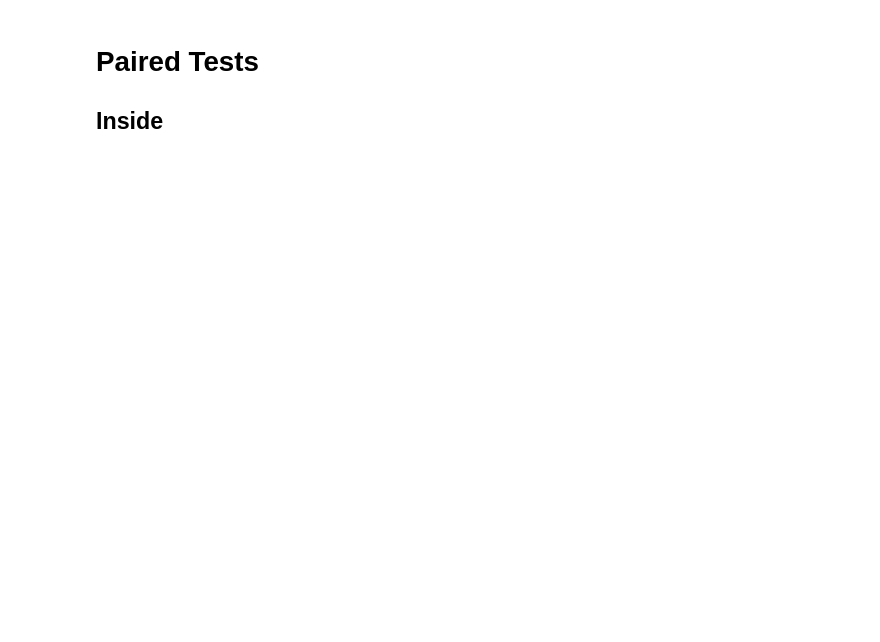
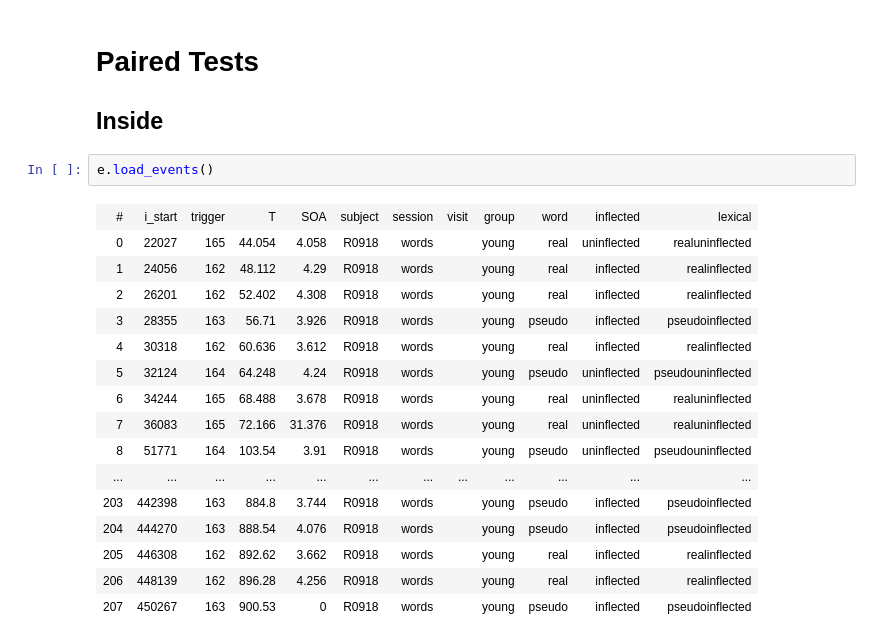
Before and after one commit to Maryamvalian/MEGAN, a Jupyter notebook: Volume_Based .ipynb, the cells around one changed output. Drawn from its saved outputs; the diff is of its cells as text; blank space fills up the shorter version.

```diff
--- a/Volume_Based .ipynb
+++ b/Volume_Based .ipynb
@@ -266,3 +284,22 @@ ValueError: NDVar has no sensor dimension
 # %% [markdown]
 # Paired Tests
 ## Inside
+# %%
+e.load_events()
+# %% [output]
+| # | i_start | trigger | T | SOA | subject | session | visit | group | word | inflected | lexical |
+| 0 | 22027 | 165 | 44.054 | 4.058 | R0918 | words |  | young | real | uninflected | realuninflected |
+| 1 | 24056 | 162 | 48.112 | 4.29 | R0918 | words |  | young | real | inflected | realinflected |
+| 2 | 26201 | 162 | 52.402 | 4.308 | R0918 | words |  | young | real | inflected | realinflected |
+| 3 | 28355 | 163 | 56.71 | 3.926 | R0918 | words |  | young | pseudo | inflected | pseudoinflected |
+| 4 | 30318 | 162 | 60.636 | 3.612 | R0918 | words |  | young | real | inflected | realinflected |
+| 5 | 32124 | 164 | 64.248 | 4.24 | R0918 | words |  | young | pseudo | uninflected | pseudouninflected |
+| 6 | 34244 | 165 | 68.488 | 3.678 | R0918 | words |  | young | real | uninflected | realuninflected |
+| 7 | 36083 | 165 | 72.166 | 31.376 | R0918 | words |  | young | real | uninflected | realuninflected |
+| 8 | 51771 | 164 | 103.54 | 3.91 | R0918 | words |  | young | pseudo | uninflected | pseudouninflected |
+| ... | ... | ... | ... | ... | ... | ... | ... | ... | ... | ... | ... |
+| 203 | 442398 | 163 | 884.8 | 3.744 | R0918 | words |  | young | pseudo | inflected | pseudoinflected |
+| 204 | 444270 | 163 | 888.54 | 4.076 | R0918 | words |  | young | pseudo | inflected | pseudoinflected |
+| 205 | 446308 | 162 | 892.62 | 3.662 | R0918 | words |  | young | real | inflected | realinflected |
+| 206 | 448139 | 162 | 896.28 | 4.256 | R0918 | words |  | young | real | inflected | realinflected |
+| 207 | 450267 | 163 | 900.53 | 0 | R0918 | words |  | young | pseudo | inflected | pseudoinflected |
```
Also changed, not shown: parts of 12 cells of this notebook, 5 other files.
